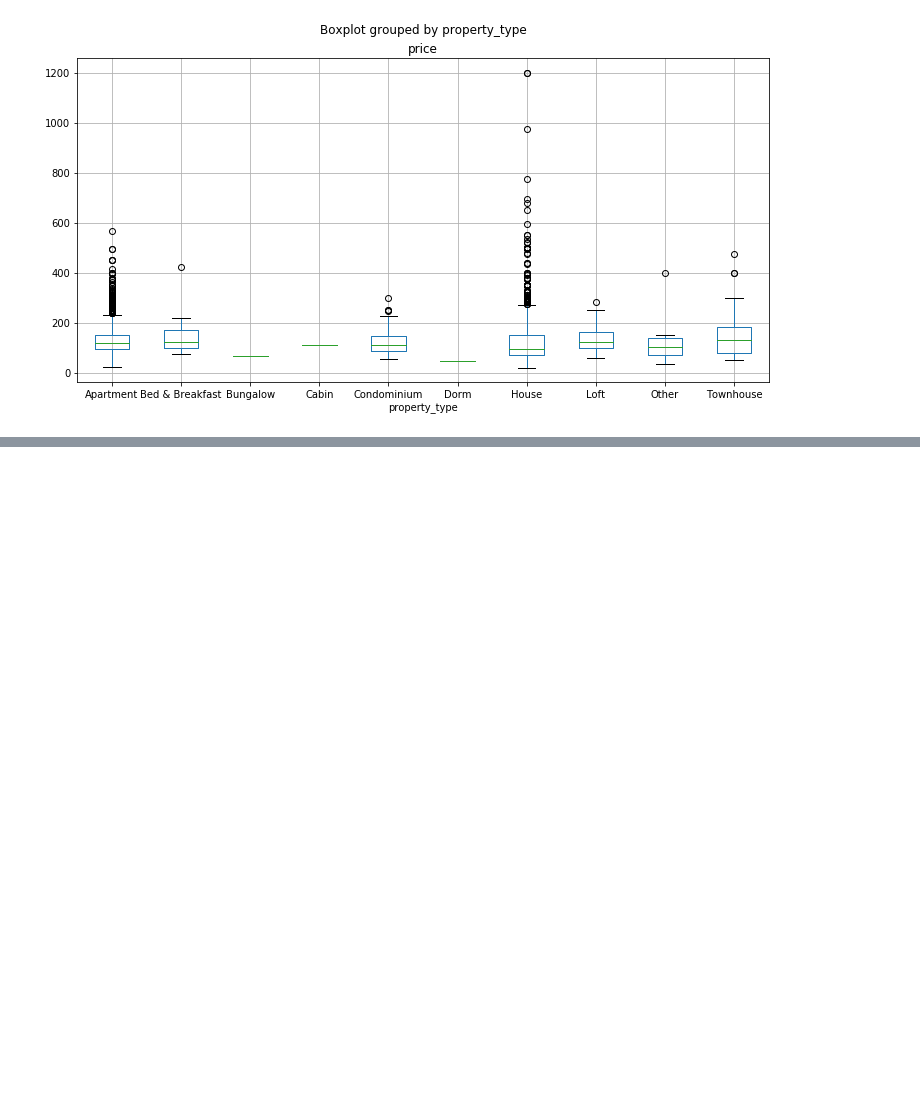
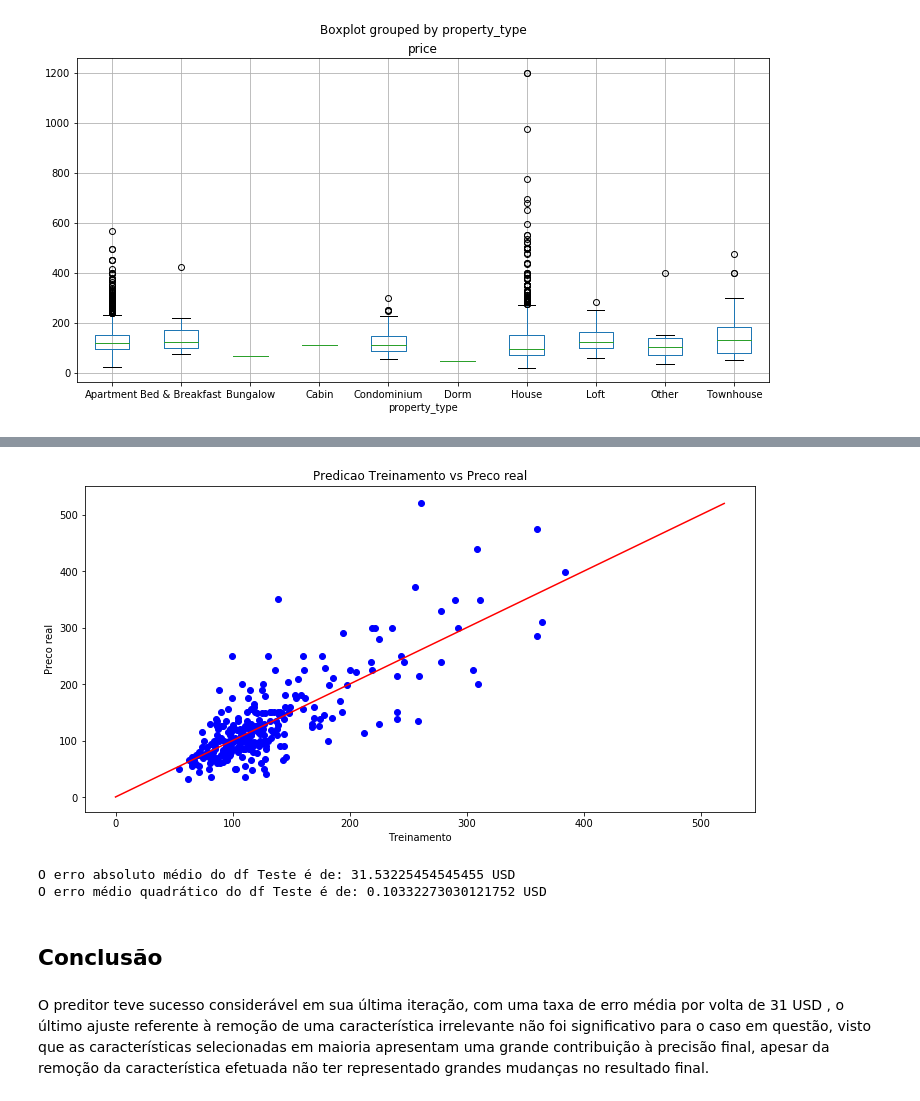
Before and after one commit to digomattar21/Projeto_3_CD, a Jupyter notebook: Projeto3_OG.ipynb, the cells around one changed output, grey strips where cells are left out. Drawn from its saved outputs; the diff is of its cells as text; code cells hidden in the pictures; blank space fills up the shorter version.

```diff
--- a/Projeto3_OG.ipynb
+++ b/Projeto3_OG.ipynb
@@ -123,0 +221,44 @@ for y in df1.columns:
+# %%
+colunasj=[]
+for x in colunas_t:
+    if x!='review_scores_rating':
+        colunasj.append(x)
+# %%
+
+variaveis = []
+
+
+for x in df3.columns:
+    if x != 'price':
+        variaveis.append(x)
+
+
+X_train, X_test, y_train, y_test = train_test_split(df3[colunasj], df['price'], test_size=0.1, random_state=0)
+
+regr = RandomForestRegressor(bootstrap = True, max_features = 'auto', n_estimators = 100, max_depth = 40)
+
+regr.fit(X_train, y_train)
+
+predicao3= regr.predict(X_test)
+
+y1 = np.max(y_test)
+linha_adequada = np.linspace(0,y1, 10)
+plt.plot(linha_adequada, linha_adequada, c = 'r')
+
+plt.scatter(predicao2,y_test, c='b')
+plt.title('Predicao Treinamento vs Preco real')
+plt.ylabel('Preco real')
+plt.xlabel('Treinamento')
+plt.show()
+# %% [output]
+[figure, added]
+# %%
+print('O erro absoluto médio do df Teste é de: {0} USD'.format(mean_absolute_error(y_test,predicao3)))
+print('O erro médio quadrático do df Teste é de: {0} USD'.format(mean_squared_log_error(y_test,predicao3)))
+# %% [output]
+O erro absoluto médio do df Teste é de: 31.53225454545455 USD
+O erro médio quadrático do df Teste é de: 0.10332273030121752 USD
+# %% [markdown]
+## Conclusão
+# %% [markdown]
+O preditor teve sucesso considerável em sua última iteração, com uma taxa de erro média por volta de 31 USD , o último ajuste referente à remoção de uma característica irrelevante não foi significativo para o caso em questão, visto que as características selecionadas em maioria apresentam uma grande contribuição à precisão final, apesar da remoção da característica efetuada não ter representado grandes mudanças no resultado final.
```
Also changed, not shown: parts of 25 cells of this notebook, 2 other files.
